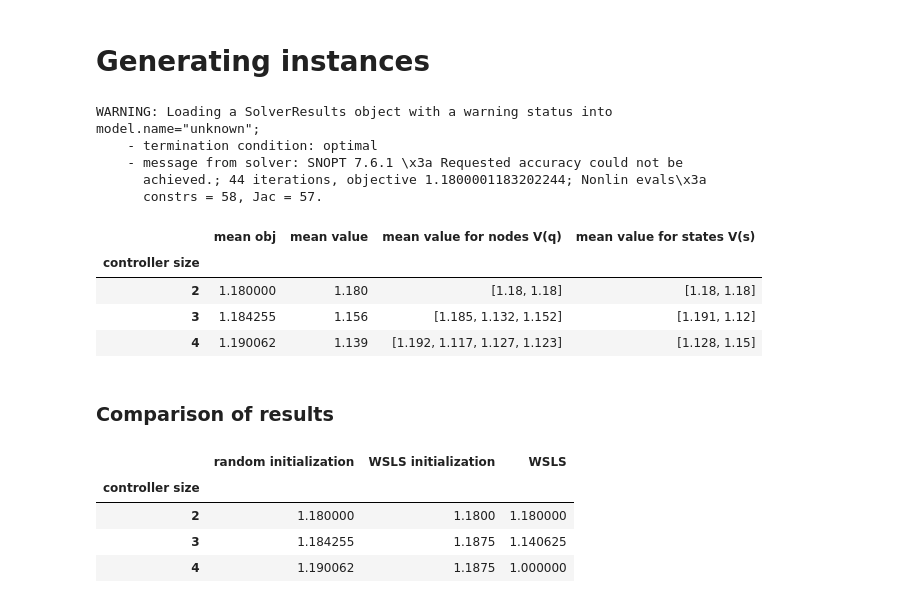
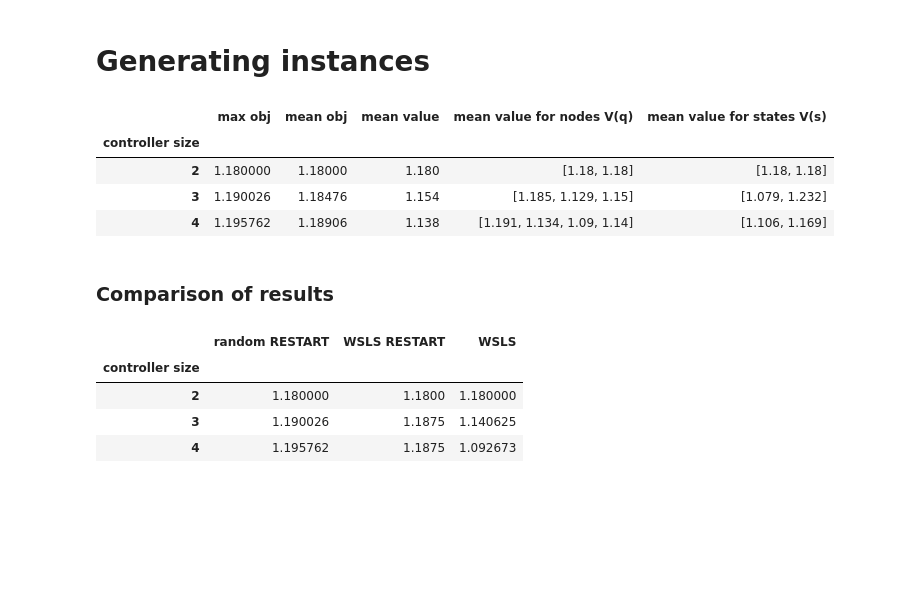
Before and after one commit to malikbf5/FSC-optimization, a Jupyter notebook: Bernoulli Bandits/Bernoulli Bandits.ipynb, the cells around one changed output. Drawn from its saved outputs; the diff is of its cells as text; code cells hidden in the pictures; blank space fills up the shorter version.

```diff
--- a/Bernoulli Bandits/Bernoulli Bandits.ipynb
+++ b/Bernoulli Bandits/Bernoulli Bandits.ipynb
@@ -327,3 +355,9 @@ def display_df(name= "", vdf = None, adf = None, ndf = None):
+# %%
+# objective function for WSLS heuristic strategies
+# max sum_s b_0 y(q_0,s)
+obj = "first node"
+# max sum_s_q b_0 y(q,s) / |q|
+# obj = "all nodes"
 # %% [markdown]
 Win Stay Lose Shift heuristics
 # %% [markdown]
@@ -715,14 +709,14 @@ def horiz_pos(number_nodes, space = 1, origin = (0,0)):
 # %% [markdown]
 # Generating instances
 # %%
-def opt_instances(num_nodes_list, num_instances_for_each_numnodes,num_states, num_actions, num_observations, b0, gamma, state_transition_model, reward_model, observation_model):
+def opt_instances(num_nodes_list, num_instances_for_each_numnodes,num_states, num_actions, num_observations, b0, gamma, state_transition_model, reward_model, observation_model, obj = "first node"):
     sol = {}
     for num_node in num_nodes_list:
         sol[num_node] = {}
         for instance in range(num_instances_for_each_numnodes):
             sol[num_node][instance] = {}
             # call qclp funct
-            newmodel = qclp_formulation(num_states, num_actions, num_observations, num_node, b0, gamma, state_transition_model, reward_model, observation_model)
+            newmodel = qclp_formulation(num_states, num_actions, num_observations, num_node, b0, gamma, state_transition_model, reward_model, observation_model, obj = obj)
             # generate x values randomly
             generate_randomx(newmodel, num_node, num_actions)
             # newmodel.x.pprint()
@@ -746,6 +740,10 @@ def opt_instances(num_nodes_list, num_instances_for_each_numnodes,num_states, nu
         sol[num_node]["mean value"] = round(sum(sol[num_node][instance]["mean value"]
                                                 for instance in range(num_instances_for_each_numnodes))
                                                 / num_instances_for_each_numnodes,3)
+        # max objective function for a given controller size over instances
+        sol[num_node]["max obj"] = max([sol[num_node][instance]["objective"]
+                                                 for instance in range(num_instances_for_each_numnodes)])
+        # mean objective function for a given controller size over instances
         sol[num_node]["mean obj"] = sum(sol[num_node][instance]["objective"]
                                                  for instance in range(num_instances_for_each_numnodes)) / num_instances_for_each_numnodes
         # mean value for nodes for a given controller size over instances
@@ -767,6 +765,7 @@ def opt_instances(num_nodes_list, num_instances_for_each_numnodes,num_states, nu
 
     # solution dataframe
     sol["dataframe"] = pd.DataFrame({ "controller size": num_nodes_list,
+                                     "max obj": [sol[num_node]["max obj"] for num_node in num_nodes_list],
                                      "mean obj": [sol[num_node]["mean obj"] for num_node in num_nodes_list],
                                      "mean value": [sol[num_node]["mean value"] for num_node in num_nodes_list],
                                      "mean value for nodes V(q)": [sol[num_node]["mean value for nodes"] for num_node in num_nodes_list],
@@ -776,20 +775,14 @@ def opt_instances(num_nodes_list, num_instances_for_each_numnodes,num_states, nu
 # %%
 number_instances = 10
 controller_size_list = [2,3,4]
-sol = opt_instances(controller_size_list, number_instances,num_states, num_actions, num_observations, b0, gamma, state_transition_model, reward_model, observation_model)
+sol = opt_instances(controller_size_list, number_instances,num_states, num_actions, num_observations, b0, gamma, state_transition_model, reward_model, observation_model, obj = obj)
 sol["dataframe"]
 # %% [output]
-WARNING: Loading a SolverResults object with a warning status into
-model.name="unknown";
-    - termination condition: optimal
-    - message from solver: SNOPT 7.6.1 \x3a Requested accuracy could not be
-      achieved.; 44 iterations, objective 1.1800001183202244; Nonlin evals\x3a
-      constrs = 58, Jac = 57.
-|  | mean obj | mean value | mean value for nodes V(q) | mean value for states V(s) |
-| controller size |  |  |  |  |
-| 2 | 1.180000 | 1.180 | [1.18, 1.18] | [1.18, 1.18] |
-| 3 | 1.184255 | 1.156 | [1.185, 1.132, 1.152] | [1.191, 1.12] |
-| 4 | 1.190062 | 1.139 | [1.192, 1.117, 1.127, 1.123] | [1.128, 1.15] |
+|  | max obj | mean obj | mean value | mean value for nodes V(q) | mean value for states V(s) |
+| controller size |  |  |  |  |  |
+| 2 | 1.180000 | 1.18000 | 1.180 | [1.18, 1.18] | [1.18, 1.18] |
+| 3 | 1.190026 | 1.18476 | 1.154 | [1.185, 1.129, 1.15] | [1.079, 1.232] |
+| 4 | 1.195762 | 1.18906 | 1.138 | [1.191, 1.134, 1.09, 1.14] | [1.106, 1.169] |
 # %%
 # Value of controllers given a controller size
 # controllersize = 4
@@ -805,14 +798,14 @@ model.name="unknown";
 ### Comparison of results
 # %%
 comparisondf = pd.DataFrame({"controller size":[2,3,4],
-                             "random initialization": list(sol["dataframe"]["mean obj"]),
-                             "WSLS initialization": [vwsls2["objective funct"][0],vwsls3["objective funct"][0], vwsls4["objective funct"][0]],
+                             "random RESTART": list(sol["dataframe"]["max obj"]),
+                             "WSLS RESTART": [vwsls2["objective funct"][0],vwsls3["objective funct"][0], vwsls4["objective funct"][0]],
                              "WSLS": [value_WSLS2df["objective funct"][0],value_WSLS3df["objective funct"][0],value_WSLS4df["objective funct"][0]]})
 comparisondf.set_index("controller size", inplace=True)
 comparisondf
 # %% [output]
-|  | random initialization | WSLS initialization | WSLS |
+|  | random RESTART | WSLS RESTART | WSLS |
 | controller size |  |  |  |
 | 2 | 1.180000 | 1.1800 | 1.180000 |
-| 3 | 1.184255 | 1.1875 | 1.140625 |
-| 4 | 1.190062 | 1.1875 | 1.000000 |
+| 3 | 1.190026 | 1.1875 | 1.140625 |
+| 4 | 1.195762 | 1.1875 | 1.092673 |
```
Also changed, not shown: parts of 28 cells of this notebook.
